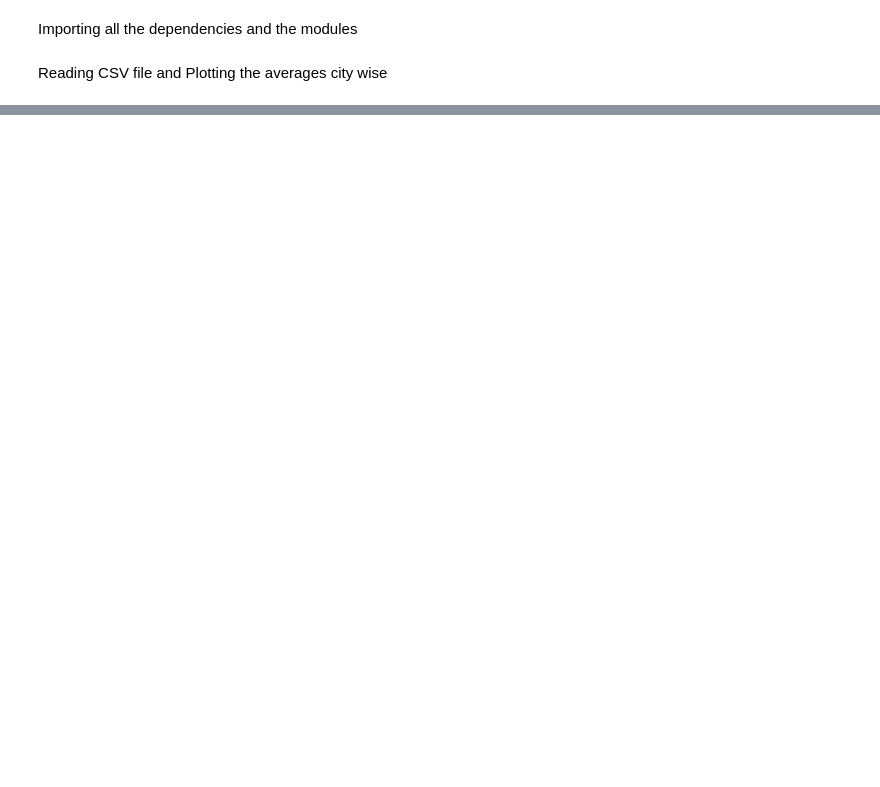
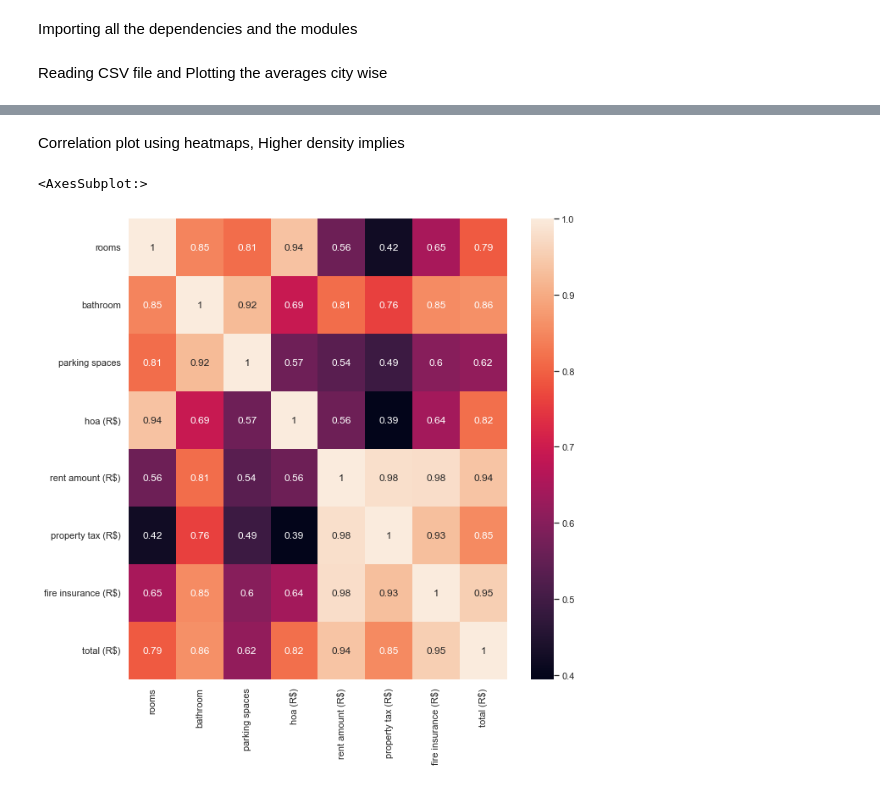
Before and after one commit to Samadeol/Introduction-to-Deep-Learning-and-its-Applications, a Jupyter notebook: Assignment/Assignment_1/200849_Samarth_Arora_Part_2.ipynb, the cells around one changed output, grey strips where cells are left out. Saved outputs shown, nothing was run; the diff lists cells and outputs as text; code cells hidden in the pictures; blank space fills up the shorter version.

```diff
--- a/Assignment/Assignment_1/200849_Samarth_Arora_Part_2.ipynb
+++ b/Assignment/Assignment_1/200849_Samarth_Arora_Part_2.ipynb
@@ -38,3 +40,11 @@ data
 | Porto Alegre | 2.140821 | 1.725901 | 1.044426 | 491.618609 | 2337.699916 | 124.021794 | 36.425817 | ... |
 | Rio de Janeiro | 2.243837 | 1.756163 | 0.744171 | 1079.432378 | 3232.904064 | 256.853431 | 42.483011 | ... |
 | São Paulo | 2.558859 | 2.467641 | 1.877527 | 1169.627994 | 4652.793783 | 495.701716 | 62.428911 | ... |
+# %% [markdown]
+Correlation plot using heatmaps, Higher density implies
+# %%
+sns.set(rc = {'figure.figsize':(10,10)})
+sns.heatmap(data.corr(), annot=True)
+# %% [output]
+<AxesSubplot:>
+[figure, added]
```
Also changed, not shown: parts of 3 cells of this notebook.
